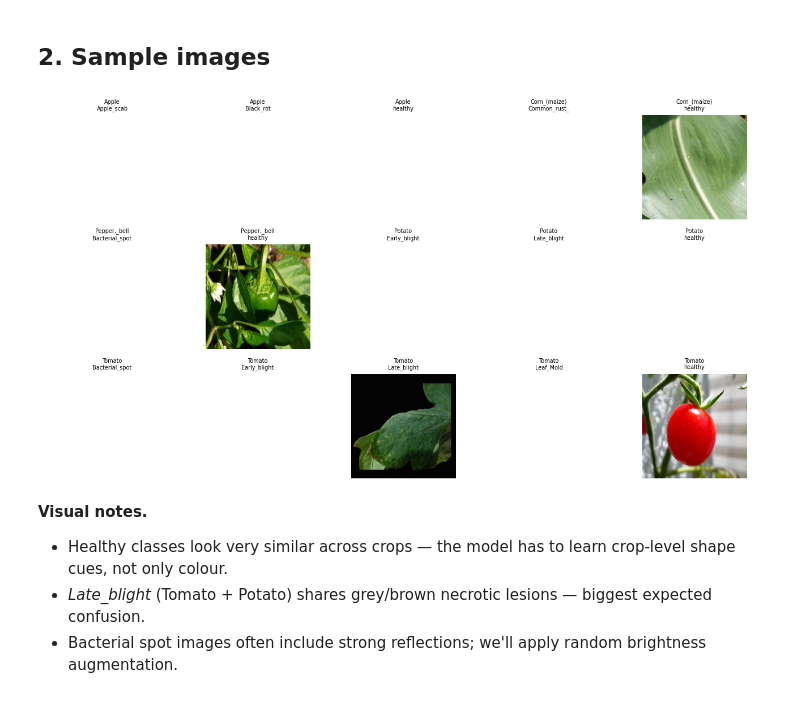
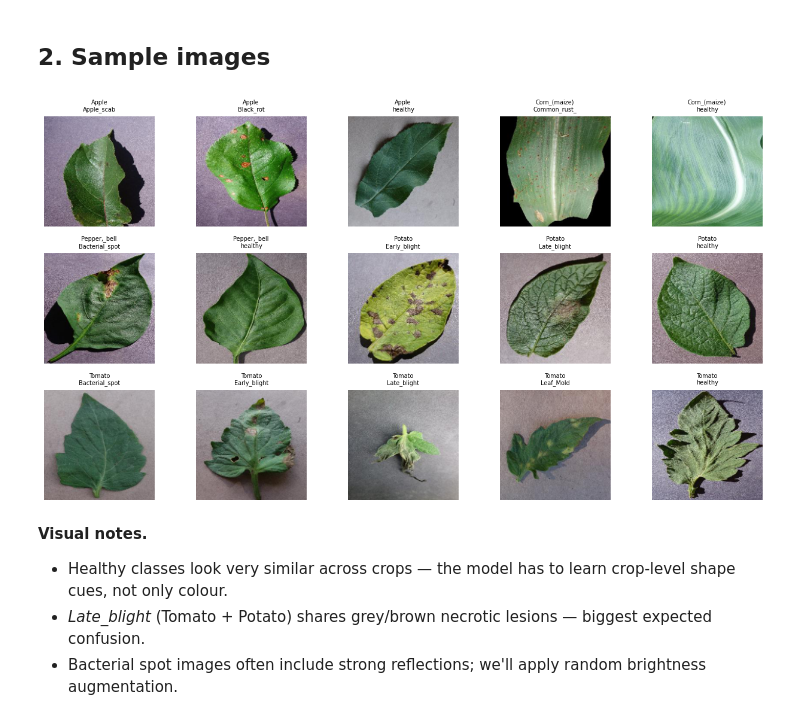
Before and after one commit to tenzompa/plant-disease-detector, a Jupyter notebook: notebooks/02_cv_eda_and_training.ipynb, the cells around one changed output. Drawn from its saved outputs; the diff is of its cells as text; code cells hidden in the pictures.

Commit message:
Fixed JPG case sensitivity in CV notebook image loading. Closes #10

```diff
--- a/notebooks/02_cv_eda_and_training.ipynb
+++ b/notebooks/02_cv_eda_and_training.ipynb
@@ -25,15 +25,26 @@ TARGET = sorted([
 # %% [markdown]
 ## 1. Class balance (run after `prepare_data.py` + Kaggle download)
 # %%
-counts = collections.Counter()
+# Count actual images in each class folder (supports both .jpg and .JPG extensions)
+import matplotlib.pyplot as plt
+
+counts = {}
 for cls in TARGET:
     p = DATA_DIR / cls
-    counts[cls] = len(list(p.glob('*.jpg'))) if p.exists() else 0
-fig, ax = plt.subplots(figsize=(11,4))
-names = list(counts.keys()); vals = list(counts.values())
-ax.bar(range(len(names)), vals)
-ax.set_xticks(range(len(names))); ax.set_xticklabels(names, rotation=75, ha='right')
-ax.set_title('Images per class — PlantVillage 15-class subset')
-plt.tight_layout(); plt.show()
+    counts[cls] = len(list(p.glob('*.jpg')) + list(p.glob('*.JPG'))) if p.exists() else 0
+
+names = list(counts.keys())
+vals  = list(counts.values())
+
+fig, ax = plt.subplots(figsize=(11, 4))
+ax.bar(range(len(names)), vals, color="steelblue")
+ax.set_xticks(range(len(names)))
+ax.set_xticklabels(names, rotation=75, ha="right")
+ax.set_title("Images per class — PlantVillage 15-class subset (local counts)")
+ax.set_ylabel("Image count")
+plt.tight_layout()
+plt.show()
+
+print("Min:", min(vals), "  Max:", max(vals), "  Ratio:", round(max(vals)/min(vals), 1))
 counts
 # %% [output]
@@ -60,15 +72,15 @@ Counter({'Corn_(maize)___healthy': 1141,
 # %%
 fig, axes = plt.subplots(3,5, figsize=(13,7))
 for ax, cls in zip(axes.flat, TARGET):
     p = DATA_DIR / cls
-    files = list(p.glob('*.jpg')) if p.exists() else []
+    files = (list(p.glob('*.jpg')) + list(p.glob('*.JPG'))) if p.exists() else []
     if files:
         ax.imshow(Image.open(random.choice(files)).resize((180,180)))
     ax.set_title(cls.replace('___','\n'), fontsize=7)
     ax.axis('off')
 plt.tight_layout(); plt.show()
 # %% [output]
-[figure, old version]
+[figure, new version]
 # %% [markdown]
 **Visual notes.**
 * Healthy classes look very similar across crops — the model has to learn crop-level shape cues, not only colour.
```
Also changed, not shown: parts of 3 cells of this notebook.
